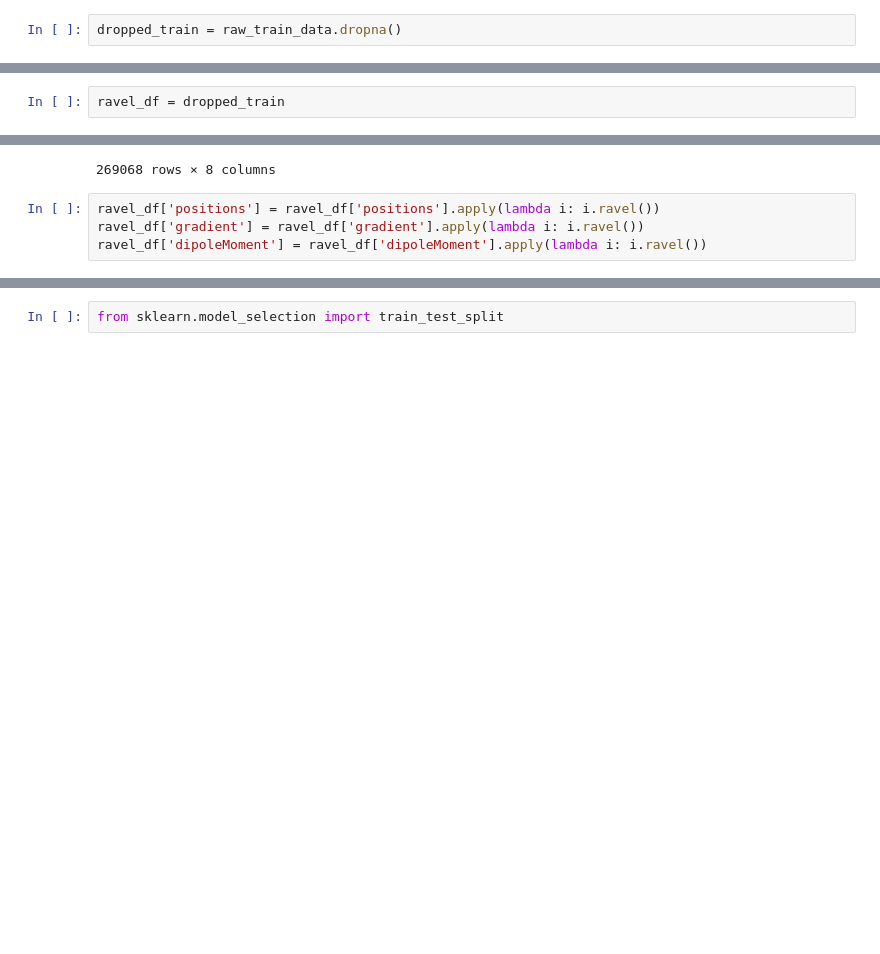
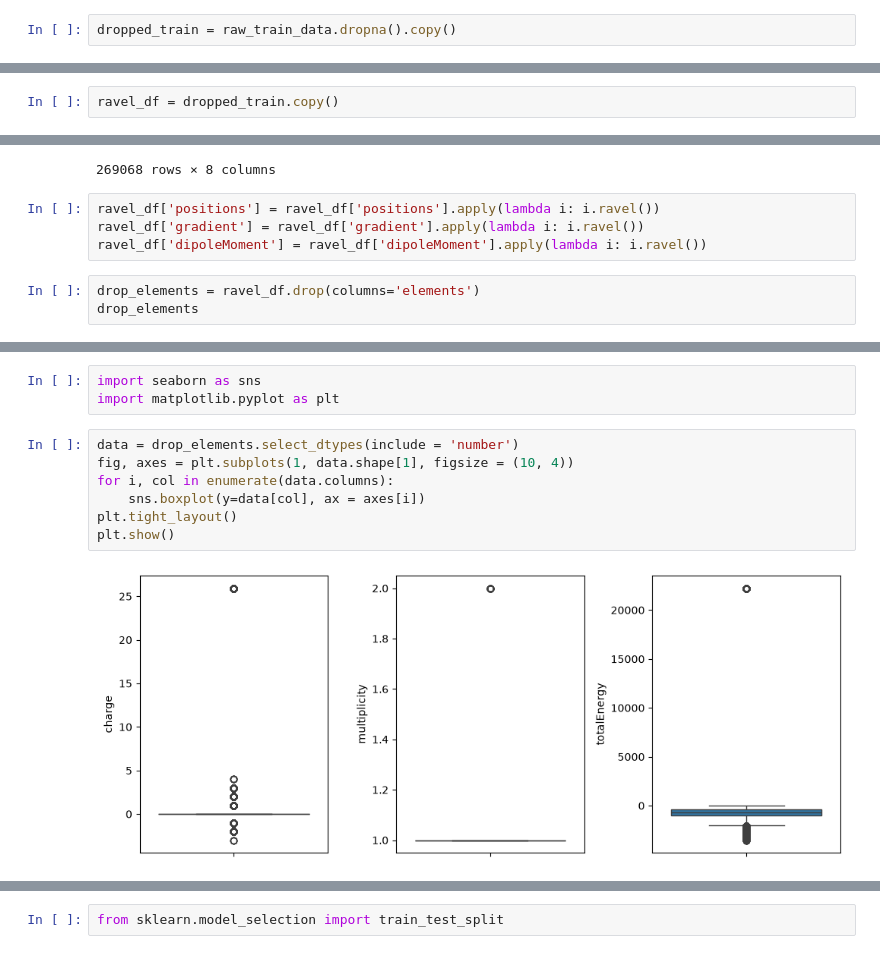
Before and after one commit to Pat1fon/TestJupyter, a Jupyter notebook: code/M3.ipynb, the cells around one changed output, grey strips where cells are left out. Saved outputs shown, nothing was run; the diff lists cells and outputs as text; blank space fills up the shorter version.

```diff
--- a/code/M3.ipynb
+++ b/code/M3.ipynb
@@ -98,5 +98,5 @@ nan_indexes
  230626,
  ...]
 # %%
-dropped_train = raw_train_data.dropna()
+dropped_train = raw_train_data.dropna().copy()
 # %%
@@ -131,7 +131,7 @@ Data columns (total 8 columns):
 dtypes: float64(3), object(5)
 memory usage: 18.5+ MB
 # %%
-ravel_df = dropped_train
+ravel_df = dropped_train.copy()
 # %%
 ravel_df
 # %% [output]
@@ -153,3 +153,6 @@ ravel_df
 ravel_df['positions'] = ravel_df['positions'].apply(lambda i: i.ravel())
 ravel_df['gradient'] = ravel_df['gradient'].apply(lambda i: i.ravel())
 ravel_df['dipoleMoment'] = ravel_df['dipoleMoment'].apply(lambda i: i.ravel())
+# %%
+drop_elements = ravel_df.drop(columns='elements')
+drop_elements
@@ -155,0 +174,12 @@ ravel_df['dipoleMoment'] = ravel_df['dipoleMoment'].apply(lambda i: i.ravel())
+# %%
+import seaborn as sns
+import matplotlib.pyplot as plt
+# %%
+data = drop_elements.select_dtypes(include = 'number')
+fig, axes = plt.subplots(1, data.shape[1], figsize = (10, 4))
+for i, col in enumerate(data.columns):
+    sns.boxplot(y=data[col], ax = axes[i])
+plt.tight_layout()
+plt.show()
+# %% [output]
+[figure, added]
```
Also changed, not shown: parts of 40 cells of this notebook.
